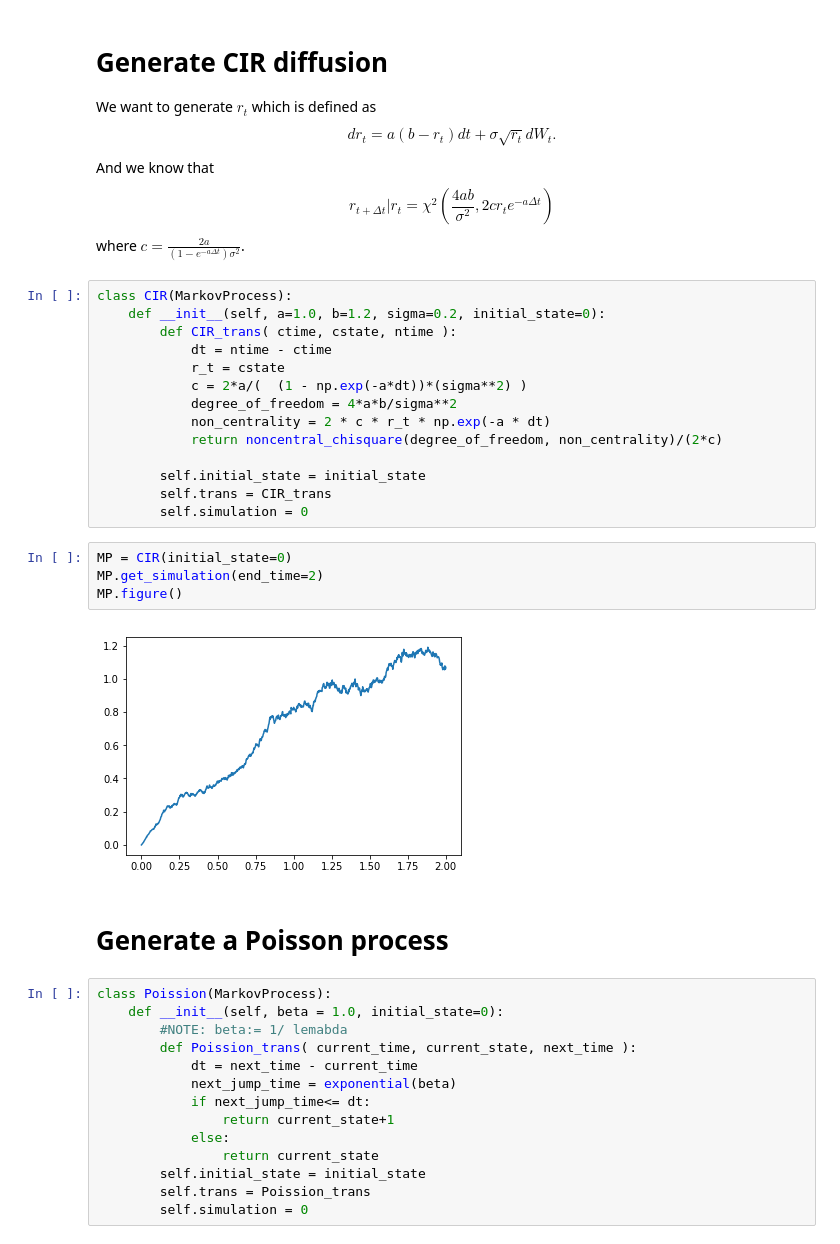
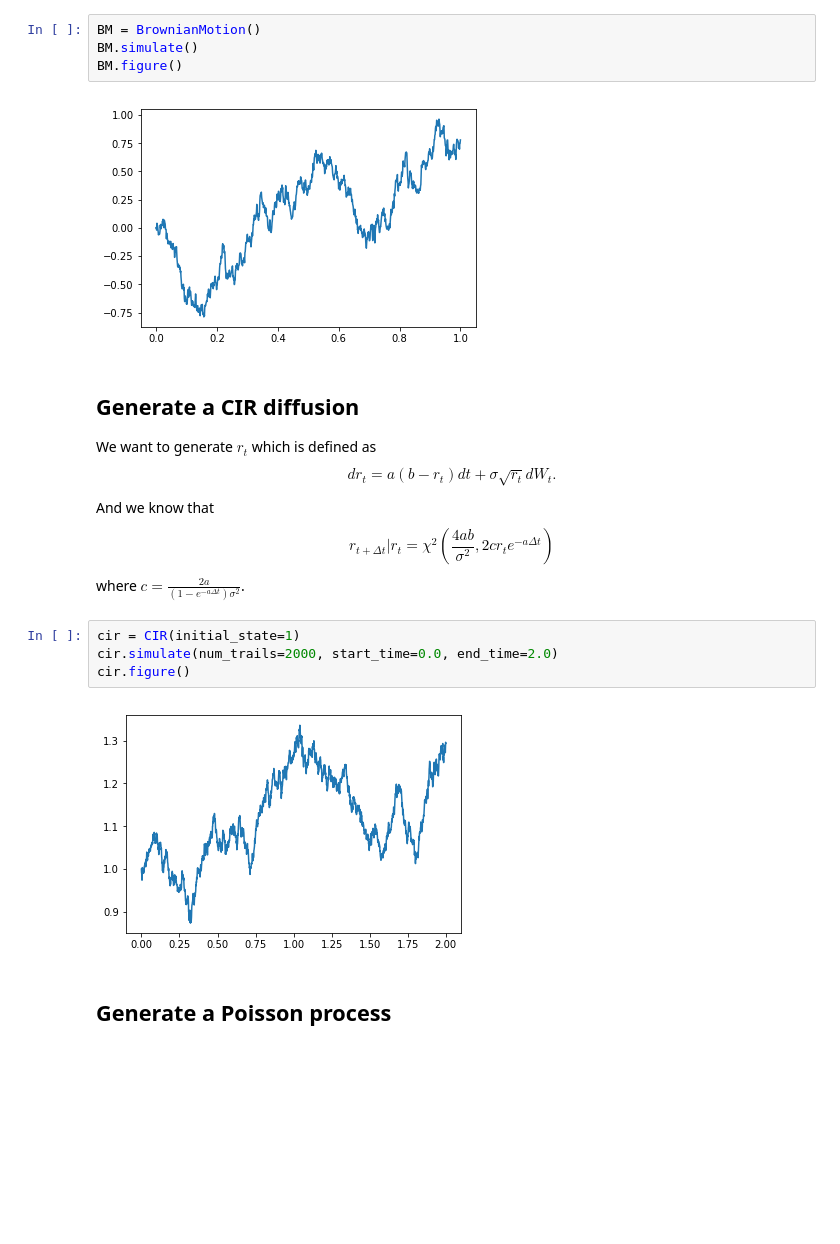
Before and after one commit to mshaocong/is, a Jupyter notebook: MC.ipynb, the cells around one changed output. Cells and saved outputs as stored; diff of their text form; blank space fills up the shorter version.

Commit message:
Upload Markov process generator

```diff
--- a/MC.ipynb
+++ b/MC.ipynb
@@ -87,5 +14,11 @@ MP.figure()
+# %%
+BM = BrownianMotion()
+BM.simulate()
+BM.figure()
+# %% [output]
+[figure, added]
 # %% [markdown]
-# Generate CIR diffusion
+## Generate a CIR diffusion
 
 We want to generate $r_t$ which is defined as
 $$d r_t = a(b-r_t) dt + \sigma \sqrt{r_t} dW_t.$$
@@ -93,40 +26,12 @@ $$d r_t = a(b-r_t) dt + \sigma \sqrt{r_t} dW_t.$$
 And we know that
 $$r_{t+\Delta t}|r_t= \chi^2( \frac{4ab}{\sigma^2}, 2c r_t e^{-a \Delta t} )$$
 where $c = \frac{2a}{(1 - e^{-a \Delta t})\sigma^2}$.
-# %%
-class CIR(MarkovProcess):
-    def __init__(self, a=1.0, b=1.2, sigma=0.2, initial_state=0):
-        def CIR_trans( ctime, cstate, ntime ):
-            dt = ntime - ctime
-            r_t = cstate
-            c = 2*a/(  (1 - np.exp(-a*dt))*(sigma**2) )
-            degree_of_freedom = 4*a*b/sigma**2
-            non_centrality = 2 * c * r_t * np.exp(-a * dt)
-            return noncentral_chisquare(degree_of_freedom, non_centrality)/(2*c)
-
-        self.initial_state = initial_state
-        self.trans = CIR_trans
-        self.simulation = 0
 # %%
-MP = CIR(initial_state=0)
-MP.get_simulation(end_time=2)
-MP.figure()
+cir = CIR(initial_state=1)
+cir.simulate(num_trails=2000, start_time=0.0, end_time=2.0)
+cir.figure()
 # %% [output]
-[figure, old version]
+[figure, new version]
 # %% [markdown]
-# Generate a Poisson process
+## Generate a Poisson process
-# %%
-class Poission(MarkovProcess):
-    def __init__(self, beta = 1.0, initial_state=0):
-        #NOTE: beta:= 1/ lemabda
-        def Poission_trans( current_time, current_state, next_time ):
-            dt = next_time - current_time
-            next_jump_time = exponential(beta)
-            if next_jump_time<= dt:
-                return current_state+1
-            else:
-                return current_state
-        self.initial_state = initial_state
-        self.trans = Poission_trans
-        self.simulation = 0
 # %%
```
Also changed, not shown: parts of 12 cells of this notebook, 1 other file.
